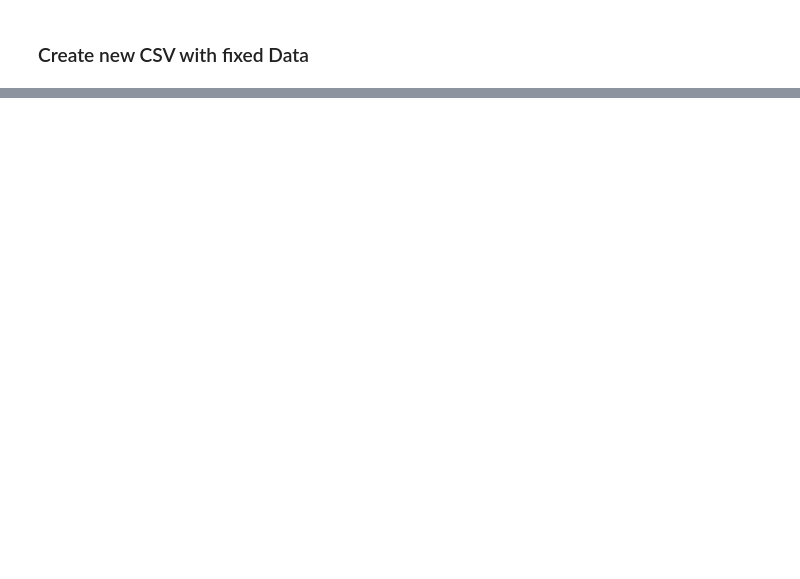
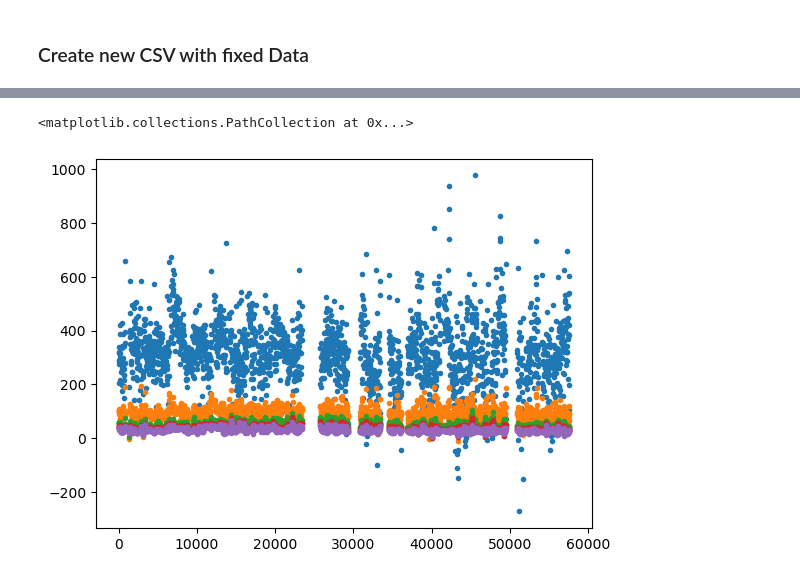
Before and after one commit to NathanSedmak/FDEM_Project_FC_2025, a Jupyter notebook: code/data-pruning.ipynb, the cells around one changed output, grey strips where cells are left out. Cells and saved outputs as stored; diff of their text form; code cells hidden in the pictures; blank space fills up the shorter version.

```diff
--- a/code/data-pruning.ipynb
+++ b/code/data-pruning.ipynb
@@ -192,0 +230,19 @@ for index, row in survey.iterrows():
+# %%
+df_skipped = []
+count = 0
+for i, row in df.iterrows():
+    if count%20 == 0:
+        df_skipped.append(row)
+    count+=1
+
+df_skipped = pd.DataFrame(df_skipped)
+
+plt.plot()
+plt.scatter(df_skipped['Unnamed: 0'], df_skipped['ssssssssssssHCP1.6f450h0.15'], marker=".")
+plt.scatter(df_skipped['Unnamed: 0'], df_skipped['HCP1.6f1530h0.15'], marker=".")
+plt.scatter(df_skipped['Unnamed: 0'], df_skipped['HCP1.6f5310h0.15'], marker=".")
+plt.scatter(df_skipped['Unnamed: 0'], df_skipped['HCP1.6f18330h0.15'], marker=".")
+plt.scatter(df_skipped['Unnamed: 0'], df_skipped['HCP1.6f63030h0.15'], marker=".")
+# %% [output]
+<matplotlib.collections.PathCollection at 0x...>
+[figure, added]
```
Also changed, not shown: parts of 5 cells of this notebook, 3 other files.
